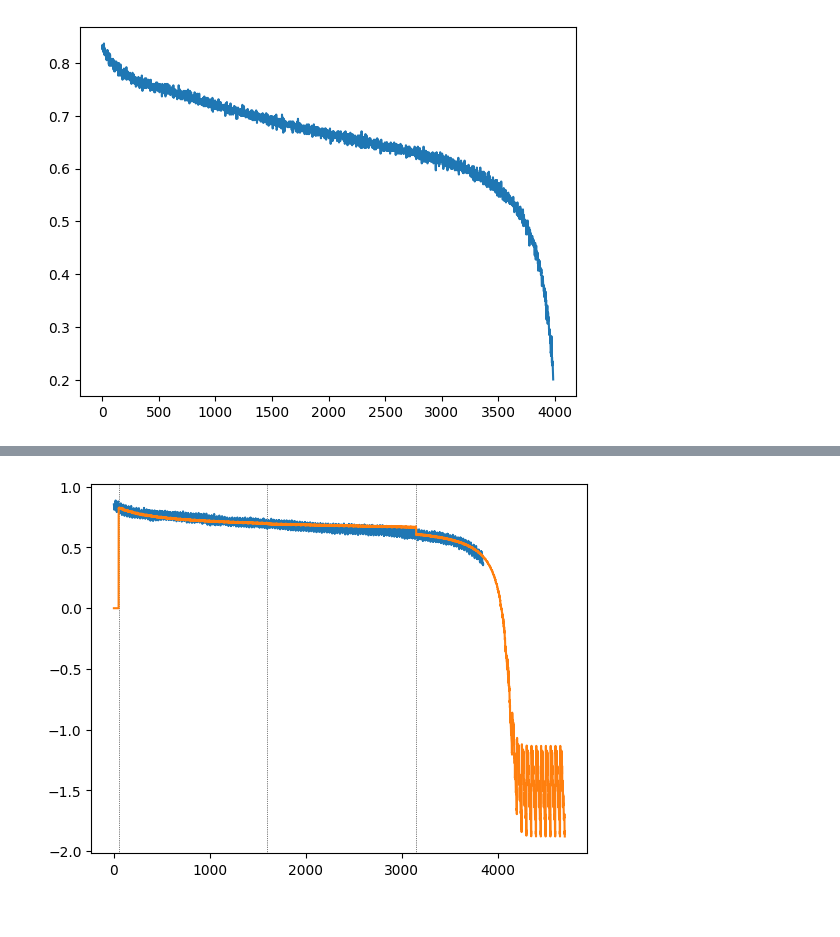
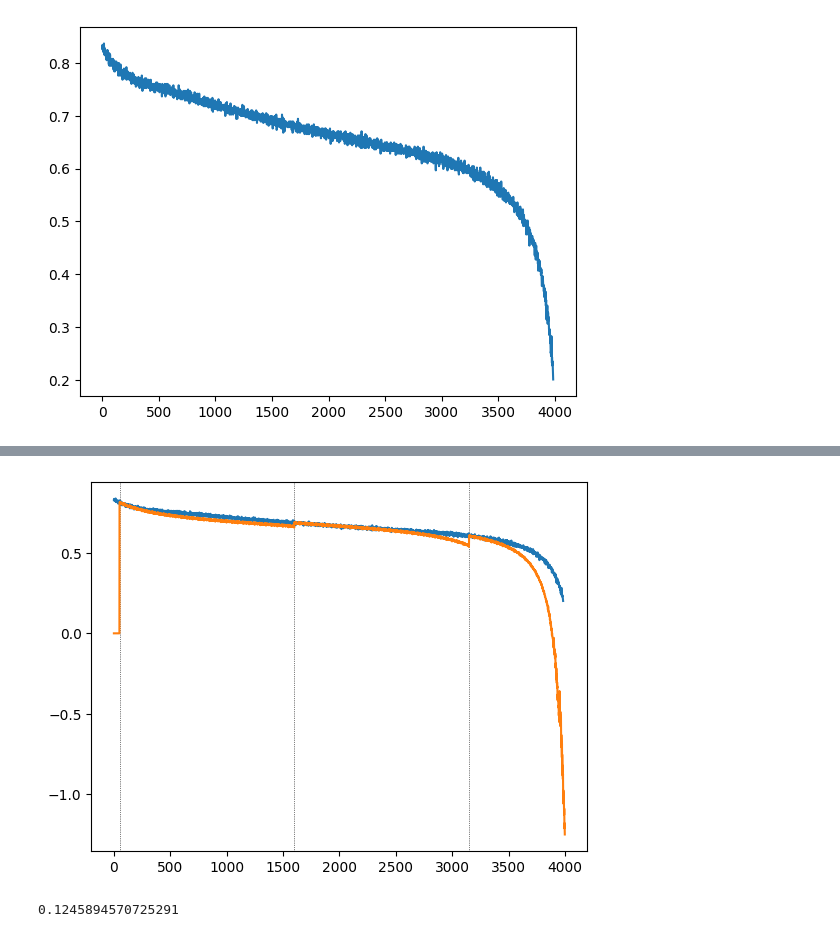
Before and after one commit to martin3698753/cflie, a Jupyter notebook: sig_pred.ipynb, the cells around one changed output, grey strips where cells are left out. Saved outputs shown, nothing was run; the diff lists cells and outputs as text; code cells hidden in the pictures.

```diff
--- a/sig_pred.ipynb
+++ b/sig_pred.ipynb
@@ -170,22 +170,32 @@ Epoch [100/100], Loss: 0.000045
+# %%
+def rmse(curve1, curve2):
+    return np.sqrt(np.mean((curve1 - curve2)**2))
 # %%
 def predict(data, seq_length, theta=30):
     model.eval()
     with torch.no_grad():
         pred = np.empty(0)
         for i in range(0, len(data) - seq_length + 1, seq_length*(theta+1)):
             X = torch.tensor(data[i:i+seq_length], dtype=torch.float32).unsqueeze(0)
             y = model(X)
             y_pred = y.squeeze(0).numpy()
             pred = np.append(pred, y_pred)
-            for _ in range(theta):
+            for j in range(theta):
                 y = model(y)
                 y_pred = y.squeeze(0).numpy()
                 pred = np.append(pred, y_pred)
+                if(len(data) <= i+(2*30*(j))):
+                    break
             plt.axvline(i+seq_length, linestyle=":", color="black", linewidth=0.5)
         plt.plot(data)
         pred = np.append(np.zeros(seq_length), pred)
         plt.plot(pred)
         plt.show()
-predict(test_data, seq_length)
+
+        new_pred = pred[seq_length:len(data)]
+        new_data = data[seq_length:]
+        print(rmse(new_pred, new_data))
+predict(train_data, seq_length, theta=30)
 # %% [output]
-[figure, old version]
+[figure, new version]
+0.1245894570725291
```
Also changed, not shown: parts of 2 cells of this notebook, 10 other files.
